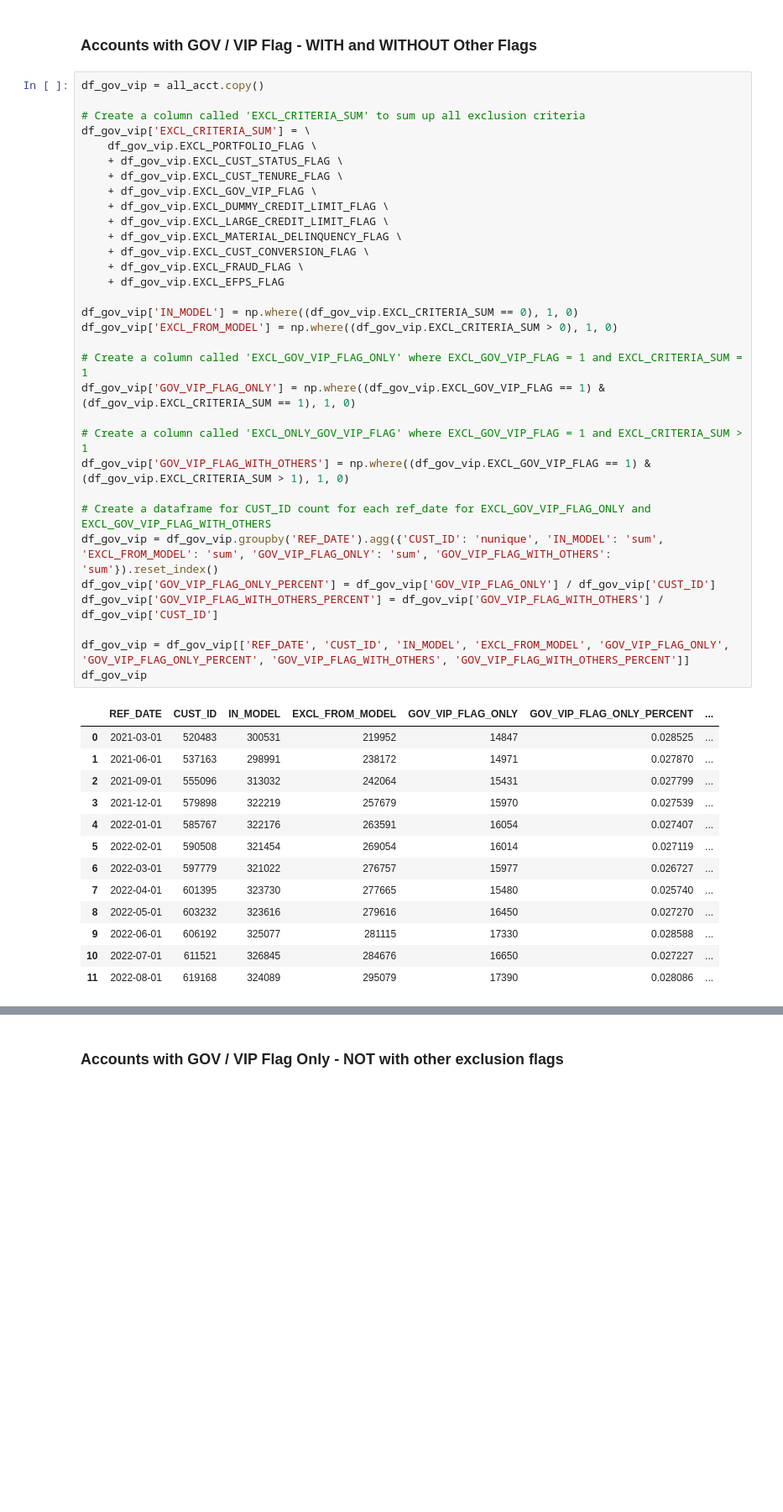
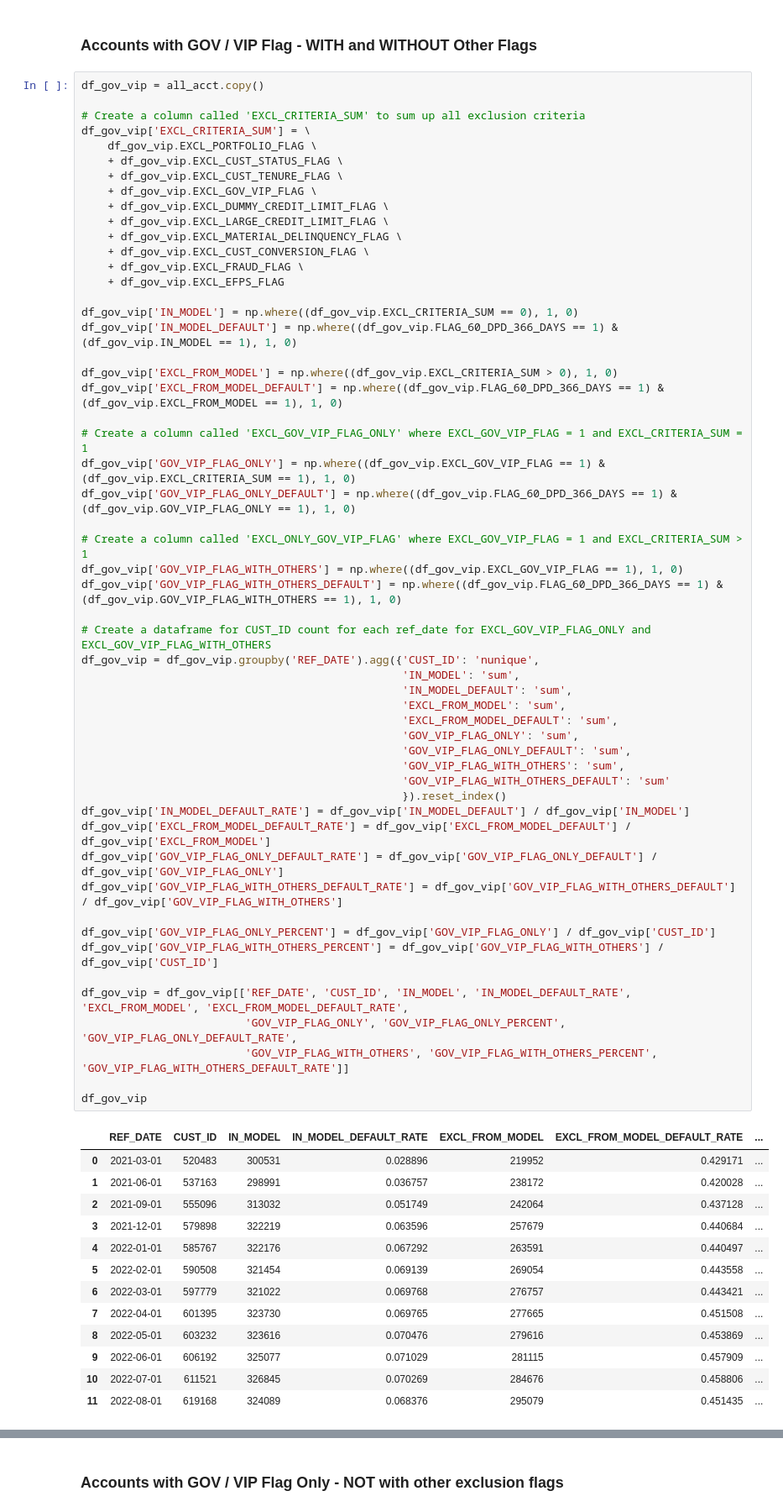
Before and after one commit to Prudick/risk-data-science-pm-model-exclusion-accounts-analysis, a Jupyter notebook: data-gathering.ipynb, the cells around one changed output, grey strips where cells are left out. Shown: that part at 84% size. Cells and saved outputs as stored; diff of their text form; blank space fills up the shorter version.

```diff
--- a/data-gathering.ipynb
+++ b/data-gathering.ipynb
@@ -44,46 +44,68 @@ Failed to import ArrowResult. No Apache Arrow result set format can be used. Imp
 # %%
 df_gov_vip = all_acct.copy()
 
 # Create a column called 'EXCL_CRITERIA_SUM' to sum up all exclusion criteria
 df_gov_vip['EXCL_CRITERIA_SUM'] = \
     df_gov_vip.EXCL_PORTFOLIO_FLAG \
     + df_gov_vip.EXCL_CUST_STATUS_FLAG \
     + df_gov_vip.EXCL_CUST_TENURE_FLAG \
     + df_gov_vip.EXCL_GOV_VIP_FLAG \
     + df_gov_vip.EXCL_DUMMY_CREDIT_LIMIT_FLAG \
     + df_gov_vip.EXCL_LARGE_CREDIT_LIMIT_FLAG \
     + df_gov_vip.EXCL_MATERIAL_DELINQUENCY_FLAG \
     + df_gov_vip.EXCL_CUST_CONVERSION_FLAG \
     + df_gov_vip.EXCL_FRAUD_FLAG \
     + df_gov_vip.EXCL_EFPS_FLAG
 
 df_gov_vip['IN_MODEL'] = np.where((df_gov_vip.EXCL_CRITERIA_SUM == 0), 1, 0)
+df_gov_vip['IN_MODEL_DEFAULT'] = np.where((df_gov_vip.FLAG_60_DPD_366_DAYS == 1) & (df_gov_vip.IN_MODEL == 1), 1, 0)
+
 df_gov_vip['EXCL_FROM_MODEL'] = np.where((df_gov_vip.EXCL_CRITERIA_SUM > 0), 1, 0)
+df_gov_vip['EXCL_FROM_MODEL_DEFAULT'] = np.where((df_gov_vip.FLAG_60_DPD_366_DAYS == 1) & (df_gov_vip.EXCL_FROM_MODEL == 1), 1, 0)
 
 # Create a column called 'EXCL_GOV_VIP_FLAG_ONLY' where EXCL_GOV_VIP_FLAG = 1 and EXCL_CRITERIA_SUM = 1
 df_gov_vip['GOV_VIP_FLAG_ONLY'] = np.where((df_gov_vip.EXCL_GOV_VIP_FLAG == 1) & (df_gov_vip.EXCL_CRITERIA_SUM == 1), 1, 0)
+df_gov_vip['GOV_VIP_FLAG_ONLY_DEFAULT'] = np.where((df_gov_vip.FLAG_60_DPD_366_DAYS == 1) & (df_gov_vip.GOV_VIP_FLAG_ONLY == 1), 1, 0)
 
 # Create a column called 'EXCL_ONLY_GOV_VIP_FLAG' where EXCL_GOV_VIP_FLAG = 1 and EXCL_CRITERIA_SUM > 1
-df_gov_vip['GOV_VIP_FLAG_WITH_OTHERS'] = np.where((df_gov_vip.EXCL_GOV_VIP_FLAG == 1) & (df_gov_vip.EXCL_CRITERIA_SUM > 1), 1, 0)
+df_gov_vip['GOV_VIP_FLAG_WITH_OTHERS'] = np.where((df_gov_vip.EXCL_GOV_VIP_FLAG == 1), 1, 0)
+df_gov_vip['GOV_VIP_FLAG_WITH_OTHERS_DEFAULT'] = np.where((df_gov_vip.FLAG_60_DPD_366_DAYS == 1) & (df_gov_vip.GOV_VIP_FLAG_WITH_OTHERS == 1), 1, 0)
 
 # Create a dataframe for CUST_ID count for each ref_date for EXCL_GOV_VIP_FLAG_ONLY and EXCL_GOV_VIP_FLAG_WITH_OTHERS
-df_gov_vip = df_gov_vip.groupby('REF_DATE').agg({'CUST_ID': 'nunique', 'IN_MODEL': 'sum', 'EXCL_FROM_MODEL': 'sum', 'GOV_VIP_FLAG_ONLY': 'sum', 'GOV_VIP_FLAG_WITH_OTHERS': 'sum'}).reset_index()
+df_gov_vip = df_gov_vip.groupby('REF_DATE').agg({'CUST_ID': 'nunique',
+                                                 'IN_MODEL': 'sum',
+                                                 'IN_MODEL_DEFAULT': 'sum',
+                                                 'EXCL_FROM_MODEL': 'sum',
+                                                 'EXCL_FROM_MODEL_DEFAULT': 'sum',
+                                                 'GOV_VIP_FLAG_ONLY': 'sum',
+                                                 'GOV_VIP_FLAG_ONLY_DEFAULT': 'sum',
+                                                 'GOV_VIP_FLAG_WITH_OTHERS': 'sum',
+                                                 'GOV_VIP_FLAG_WITH_OTHERS_DEFAULT': 'sum'
+                                                 }).reset_index()
+df_gov_vip['IN_MODEL_DEFAULT_RATE'] = df_gov_vip['IN_MODEL_DEFAULT'] / df_gov_vip['IN_MODEL']
+df_gov_vip['EXCL_FROM_MODEL_DEFAULT_RATE'] = df_gov_vip['EXCL_FROM_MODEL_DEFAULT'] / df_gov_vip['EXCL_FROM_MODEL']
+df_gov_vip['GOV_VIP_FLAG_ONLY_DEFAULT_RATE'] = df_gov_vip['GOV_VIP_FLAG_ONLY_DEFAULT'] / df_gov_vip['GOV_VIP_FLAG_ONLY']
+df_gov_vip['GOV_VIP_FLAG_WITH_OTHERS_DEFAULT_RATE'] = df_gov_vip['GOV_VIP_FLAG_WITH_OTHERS_DEFAULT'] / df_gov_vip['GOV_VIP_FLAG_WITH_OTHERS']
+
 df_gov_vip['GOV_VIP_FLAG_ONLY_PERCENT'] = df_gov_vip['GOV_VIP_FLAG_ONLY'] / df_gov_vip['CUST_ID']
 df_gov_vip['GOV_VIP_FLAG_WITH_OTHERS_PERCENT'] = df_gov_vip['GOV_VIP_FLAG_WITH_OTHERS'] / df_gov_vip['CUST_ID']
 
-df_gov_vip = df_gov_vip[['REF_DATE', 'CUST_ID', 'IN_MODEL', 'EXCL_FROM_MODEL', 'GOV_VIP_FLAG_ONLY', 'GOV_VIP_FLAG_ONLY_PERCENT', 'GOV_VIP_FLAG_WITH_OTHERS', 'GOV_VIP_FLAG_WITH_OTHERS_PERCENT']]
+df_gov_vip = df_gov_vip[['REF_DATE', 'CUST_ID', 'IN_MODEL', 'IN_MODEL_DEFAULT_RATE', 'EXCL_FROM_MODEL', 'EXCL_FROM_MODEL_DEFAULT_RATE',
+                         'GOV_VIP_FLAG_ONLY', 'GOV_VIP_FLAG_ONLY_PERCENT', 'GOV_VIP_FLAG_ONLY_DEFAULT_RATE',
+                         'GOV_VIP_FLAG_WITH_OTHERS', 'GOV_VIP_FLAG_WITH_OTHERS_PERCENT', 'GOV_VIP_FLAG_WITH_OTHERS_DEFAULT_RATE']]
+
 df_gov_vip
 # %% [output]
-|  | REF_DATE | CUST_ID | IN_MODEL | EXCL_FROM_MODEL | GOV_VIP_FLAG_ONLY | GOV_VIP_FLAG_ONLY_PERCENT | ... |
-| 0 | 2021-03-01 | 520483 | 300531 | 219952 | 14847 | 0.028525 | ... |
-| 1 | 2021-06-01 | 537163 | 298991 | 238172 | 14971 | 0.027870 | ... |
-| 2 | 2021-09-01 | 555096 | 313032 | 242064 | 15431 | 0.027799 | ... |
-| 3 | 2021-12-01 | 579898 | 322219 | 257679 | 15970 | 0.027539 | ... |
-| 4 | 2022-01-01 | 585767 | 322176 | 263591 | 16054 | 0.027407 | ... |
-| 5 | 2022-02-01 | 590508 | 321454 | 269054 | 16014 | 0.027119 | ... |
-| 6 | 2022-03-01 | 597779 | 321022 | 276757 | 15977 | 0.026727 | ... |
-| 7 | 2022-04-01 | 601395 | 323730 | 277665 | 15480 | 0.025740 | ... |
-| 8 | 2022-05-01 | 603232 | 323616 | 279616 | 16450 | 0.027270 | ... |
-| 9 | 2022-06-01 | 606192 | 325077 | 281115 | 17330 | 0.028588 | ... |
-| 10 | 2022-07-01 | 611521 | 326845 | 284676 | 16650 | 0.027227 | ... |
-| 11 | 2022-08-01 | 619168 | 324089 | 295079 | 17390 | 0.028086 | ... |
+|  | REF_DATE | CUST_ID | IN_MODEL | IN_MODEL_DEFAULT_RATE | EXCL_FROM_MODEL | EXCL_FROM_MODEL_DEFAULT_RATE | ... |
+| 0 | 2021-03-01 | 520483 | 300531 | 0.028896 | 219952 | 0.429171 | ... |
+| 1 | 2021-06-01 | 537163 | 298991 | 0.036757 | 238172 | 0.420028 | ... |
+| 2 | 2021-09-01 | 555096 | 313032 | 0.051749 | 242064 | 0.437128 | ... |
+| 3 | 2021-12-01 | 579898 | 322219 | 0.063596 | 257679 | 0.440684 | ... |
+| 4 | 2022-01-01 | 585767 | 322176 | 0.067292 | 263591 | 0.440497 | ... |
+| 5 | 2022-02-01 | 590508 | 321454 | 0.069139 | 269054 | 0.443558 | ... |
+| 6 | 2022-03-01 | 597779 | 321022 | 0.069768 | 276757 | 0.443421 | ... |
+| 7 | 2022-04-01 | 601395 | 323730 | 0.069765 | 277665 | 0.451508 | ... |
+| 8 | 2022-05-01 | 603232 | 323616 | 0.070476 | 279616 | 0.453869 | ... |
+| 9 | 2022-06-01 | 606192 | 325077 | 0.071029 | 281115 | 0.457909 | ... |
+| 10 | 2022-07-01 | 611521 | 326845 | 0.070269 | 284676 | 0.458806 | ... |
+| 11 | 2022-08-01 | 619168 | 324089 | 0.068376 | 295079 | 0.451435 | ... |
```
Also changed, not shown: parts of 13 cells of this notebook.
